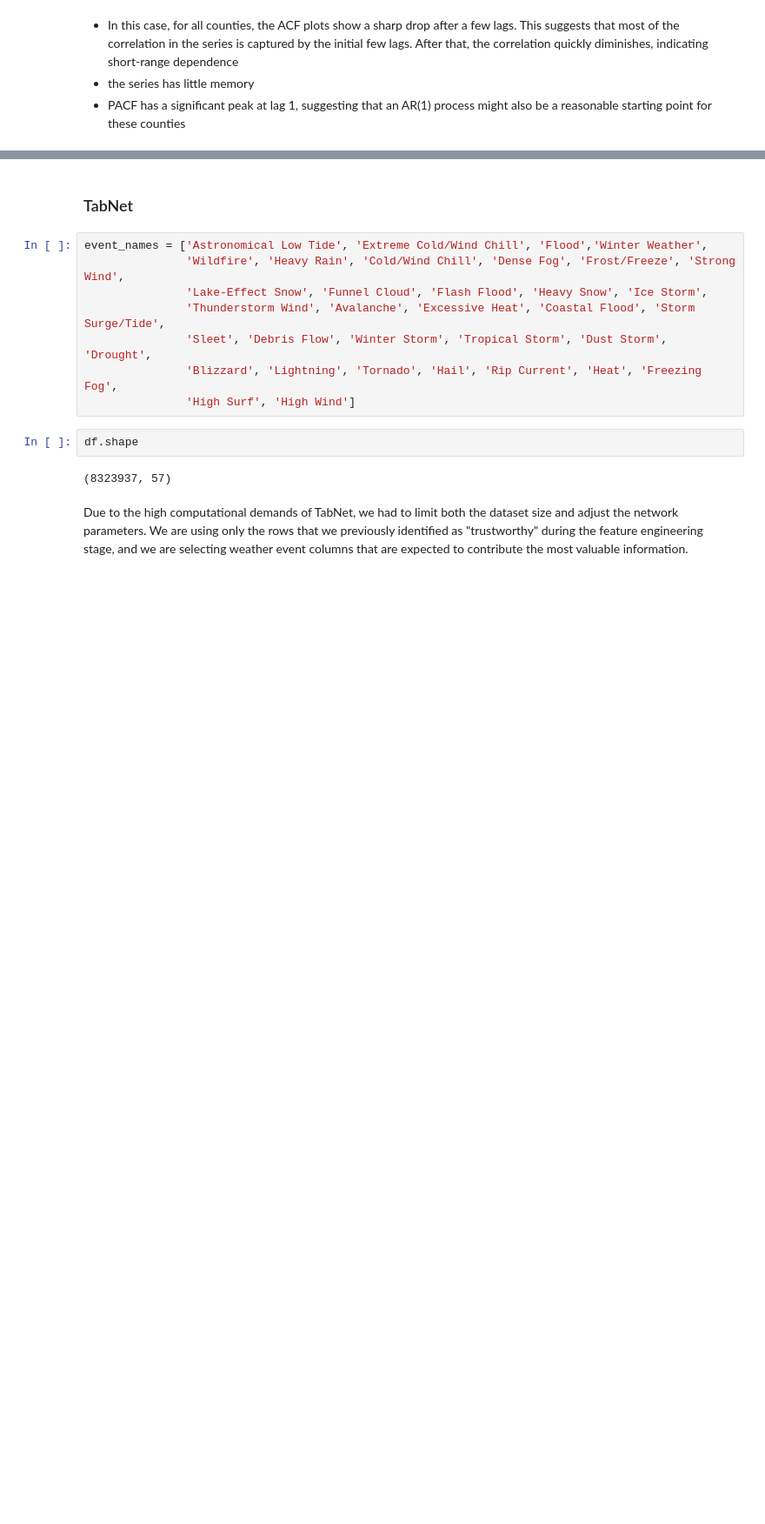
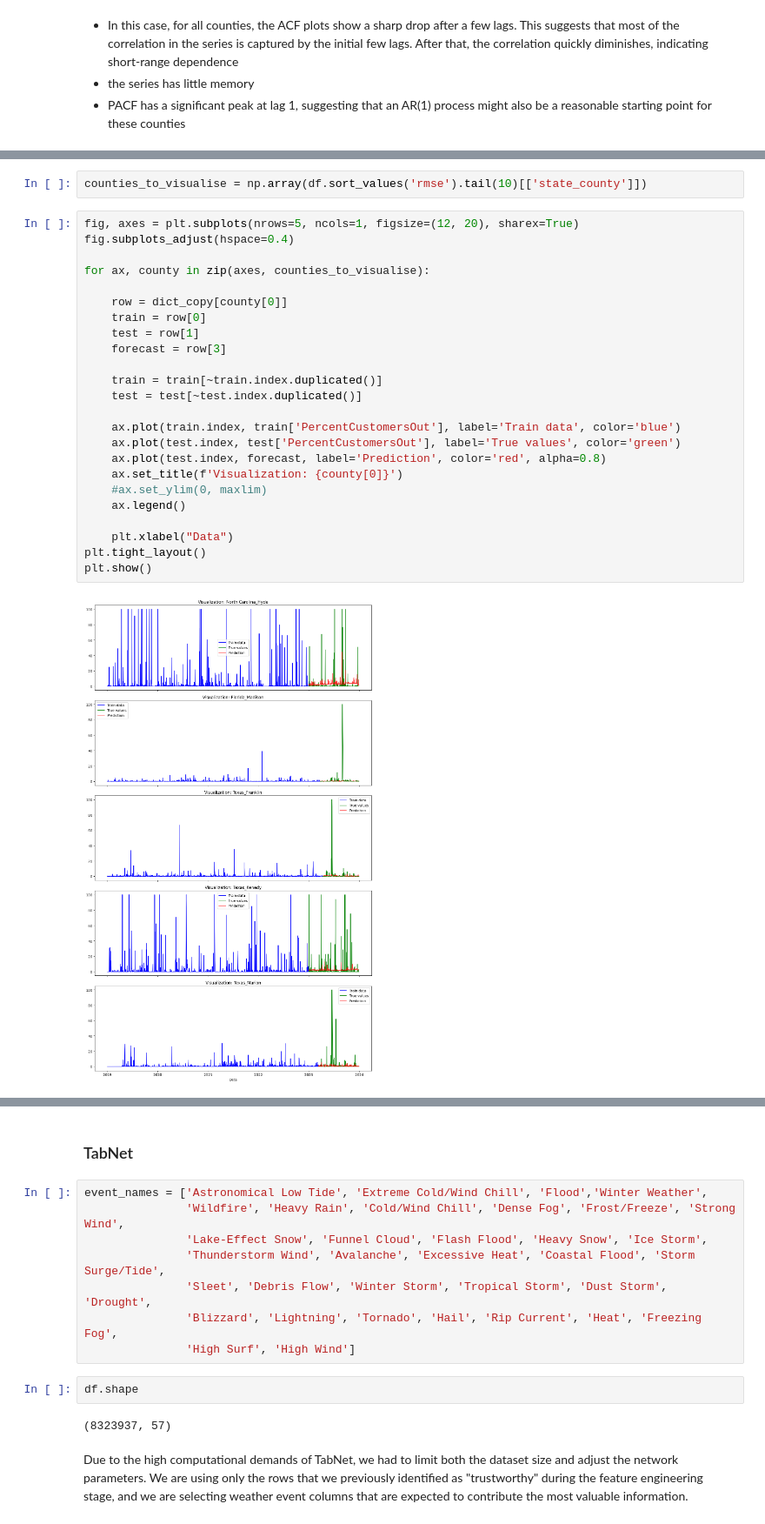
Before and after one commit to kwiatkowskaa/PowerOutage_Prediction, a Jupyter notebook: notebooks/03_model_development.ipynb, the cells around one changed output, grey strips where cells are left out. Shown at 87% size. Saved outputs shown, nothing was run; the diff lists cells and outputs as text; blank space fills up the shorter version.

```diff
--- a/notebooks/03_model_development.ipynb
+++ b/notebooks/03_model_development.ipynb
@@ -550,0 +539,28 @@ evaluate_forecasts(dict_percent, 'PercentCustomersOut')
+# %%
+counties_to_visualise = np.array(df.sort_values('rmse').tail(10)[['state_county']])
+# %%
+fig, axes = plt.subplots(nrows=5, ncols=1, figsize=(12, 20), sharex=True)
+fig.subplots_adjust(hspace=0.4)
+
+for ax, county in zip(axes, counties_to_visualise):
+
+    row = dict_copy[county[0]]
+    train = row[0]
+    test = row[1]
+    forecast = row[3]
+
+    train = train[~train.index.duplicated()]
+    test = test[~test.index.duplicated()]
+
+    ax.plot(train.index, train['PercentCustomersOut'], label='Train data', color='blue')
+    ax.plot(test.index, test['PercentCustomersOut'], label='True values', color='green')
+    ax.plot(test.index, forecast, label='Prediction', color='red', alpha=0.8)
+    ax.set_title(f'Visualization: {county[0]}')
+    #ax.set_ylim(0, maxlim)
+    ax.legend()
+
+    plt.xlabel("Data")
+plt.tight_layout()
+plt.show()
+# %% [output]
+[figure, added]
```
Also changed, not shown: parts of 63 cells of this notebook.
